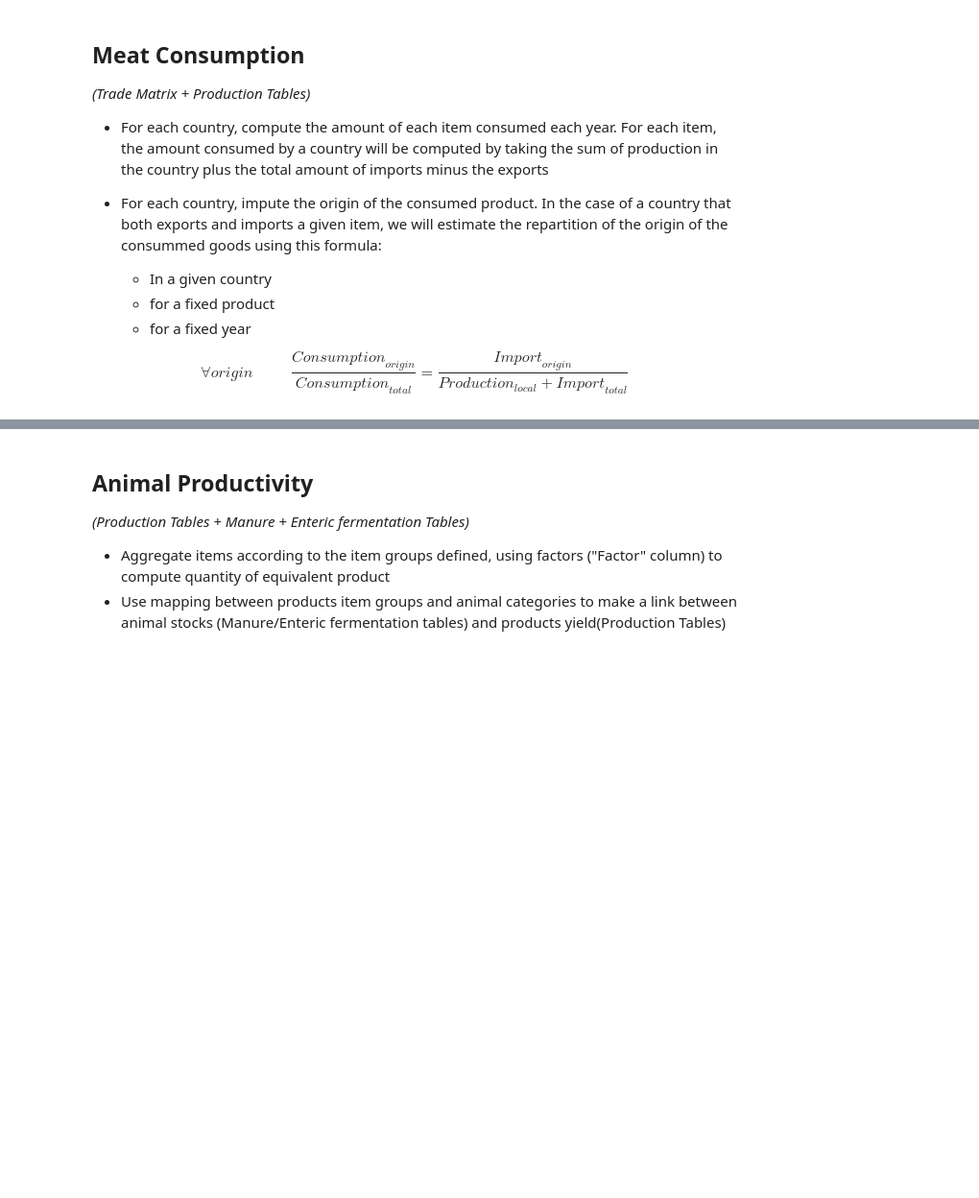
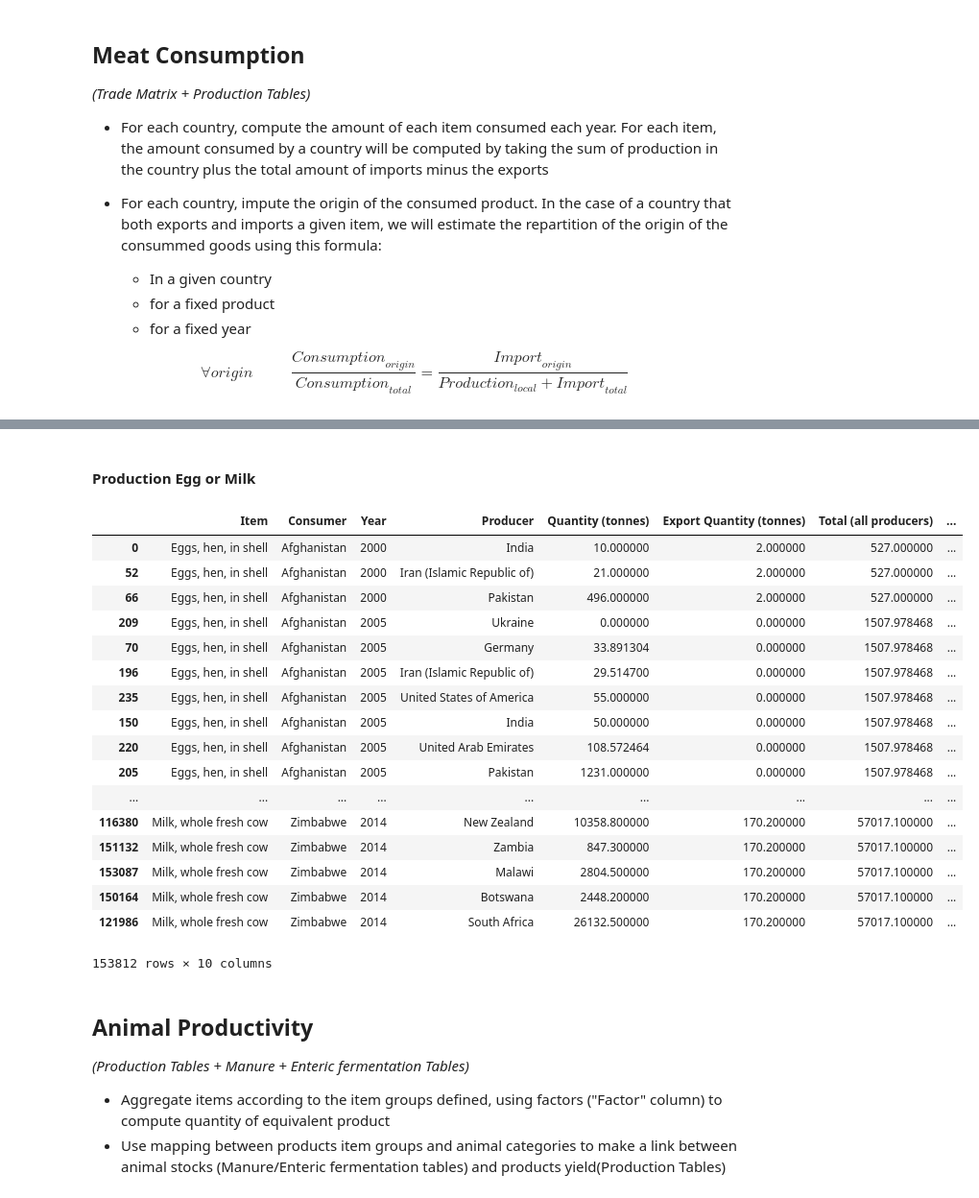
Before and after one commit to OthmanSefraoui/Data_story, a Jupyter notebook: milestone_2.ipynb, the cells around one changed output, grey strips where cells are left out. Shown at 96% size. Drawn from its saved outputs; the diff is of its cells as text; code cells hidden in the pictures; blank space fills up the shorter version.

```diff
--- a/milestone_2.ipynb
+++ b/milestone_2.ipynb
@@ -1934,3 +2021,68 @@ $$
+# %% [markdown]
+#### Production Egg or Milk
+# %%
+df_egg_milk_prod = select_on(dfs_prod_animals["production"],
+                  column_filter_dict={"Item" : ['Eggs, hen, in shell', 'Milk, whole fresh cow'],
+                                      "Unit":["tonnes"]})
+
+df_egg_milk_prod = df_egg_milk_prod[["Item","Area","Year","Area","Value"]]
+df_egg_milk_prod.columns = ["Item","Consumer","Year","Producer","Quantity (tonnes)"]
+
+df_egg_milk_cons = select_on(detail_import,
+                        column_filter_dict={"Item Group":['Eggs, hen, in shell',
+                                                'Milk, whole fresh cow']})
+df_egg_milk_cons.columns = ["Item","Consumer","Year","Producer","Quantity (tonnes)"]
+
+df_egg_milk_cons = pd.concat([df_egg_milk_cons, df_egg_milk_prod])
+
+
+
+df_yield_egg_milk = select_on(dfs_prod_animals["yield"],
+                                 column_filter_dict={"Item":['Eggs, hen, in shell',
+                                                             'Milk, whole fresh cow']})
+df_yield_egg_milk = df_yield_egg_milk[["Item","Year","Area","Value"]]
+df_yield_egg_milk.columns = ["Item","Year","Producer","Yield"]
+
+
+total_export.columns = ["Item","Year","Consumer","Export Quantity (tonnes)"]
+df_egg_milk_cons = df_egg_milk_cons.merge(total_export)
+
+df_sum = df_egg_milk_cons.groupby(by=["Item","Consumer","Year"]).sum()["Quantity (tonnes)"].reset_index()
+df_sum.columns = ["Item","Consumer","Year","Total (all producers)"]
+
+df_egg_milk_cons = df_egg_milk_cons.merge(df_sum)
+df_egg_milk_cons["Consumed Quantity (tonnes)"] = (df_egg_milk_cons["Quantity (tonnes)"]
+                                                  - df_egg_milk_cons["Export Quantity (tonnes)"]
+                                                          *df_egg_milk_cons["Quantity (tonnes)"]/
+                                                          df_egg_milk_cons["Total (all producers)"])
+
+
+
+df_egg_milk_cons['Year']=df_egg_milk_cons['Year'].astype(int)
+df_yield_egg_milk['Year']=df_yield_egg_milk['Year'].astype(int)
+
+df_egg_milk_cons = df_egg_milk_cons.merge(df_yield_egg_milk)
+df_egg_milk_cons["Animal Number"] = 1000 * df_egg_milk_cons["Consumed Quantity (tonnes)"] / df_egg_milk_cons["Yield"]
+df_egg_milk_cons.sort_values(by=["Item","Consumer","Year","Animal Number"])
+# %% [output]
+|  | Item | Consumer | Year | Producer | Quantity (tonnes) | Export Quantity (tonnes) | Total (all producers) | ... |
+| 0 | Eggs, hen, in shell | Afghanistan | 2000 | India | 10.000000 | 2.000000 | 527.000000 | ... |
+| 52 | Eggs, hen, in shell | Afghanistan | 2000 | Iran (Islamic Republic of) | 21.000000 | 2.000000 | 527.000000 | ... |
+| 66 | Eggs, hen, in shell | Afghanistan | 2000 | Pakistan | 496.000000 | 2.000000 | 527.000000 | ... |
+| 209 | Eggs, hen, in shell | Afghanistan | 2005 | Ukraine | 0.000000 | 0.000000 | 1507.978468 | ... |
+| 70 | Eggs, hen, in shell | Afghanistan | 2005 | Germany | 33.891304 | 0.000000 | 1507.978468 | ... |
+| 196 | Eggs, hen, in shell | Afghanistan | 2005 | Iran (Islamic Republic of) | 29.514700 | 0.000000 | 1507.978468 | ... |
+| 235 | Eggs, hen, in shell | Afghanistan | 2005 | United States of America | 55.000000 | 0.000000 | 1507.978468 | ... |
+| 150 | Eggs, hen, in shell | Afghanistan | 2005 | India | 50.000000 | 0.000000 | 1507.978468 | ... |
+| 220 | Eggs, hen, in shell | Afghanistan | 2005 | United Arab Emirates | 108.572464 | 0.000000 | 1507.978468 | ... |
+| 205 | Eggs, hen, in shell | Afghanistan | 2005 | Pakistan | 1231.000000 | 0.000000 | 1507.978468 | ... |
+| ... | ... | ... | ... | ... | ... | ... | ... | ... |
+| 116380 | Milk, whole fresh cow | Zimbabwe | 2014 | New Zealand | 10358.800000 | 170.200000 | 57017.100000 | ... |
+| 151132 | Milk, whole fresh cow | Zimbabwe | 2014 | Zambia | 847.300000 | 170.200000 | 57017.100000 | ... |
+| 153087 | Milk, whole fresh cow | Zimbabwe | 2014 | Malawi | 2804.500000 | 170.200000 | 57017.100000 | ... |
+| 150164 | Milk, whole fresh cow | Zimbabwe | 2014 | Botswana | 2448.200000 | 170.200000 | 57017.100000 | ... |
+| 121986 | Milk, whole fresh cow | Zimbabwe | 2014 | South Africa | 26132.500000 | 170.200000 | 57017.100000 | ... |
+153812 rows × 10 columns
 # %% [markdown]
 ## Animal Productivity
 *(Production Tables + Manure + Enteric fermentation Tables)*
```
Also changed, not shown: parts of 26 cells of this notebook.
